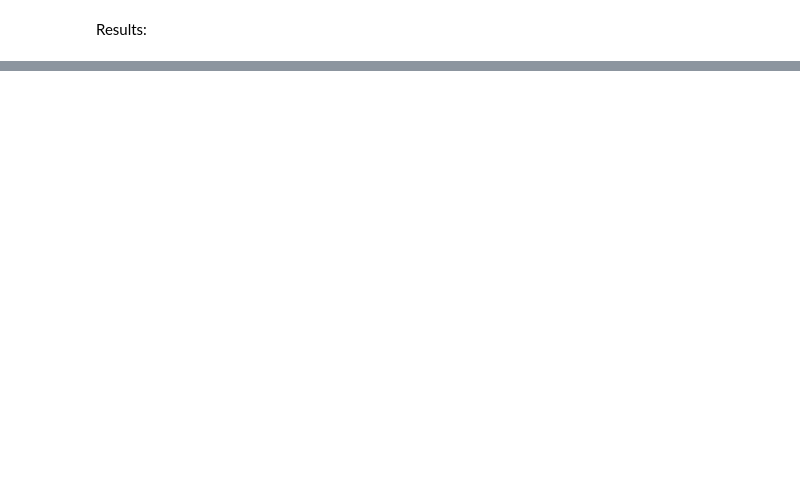
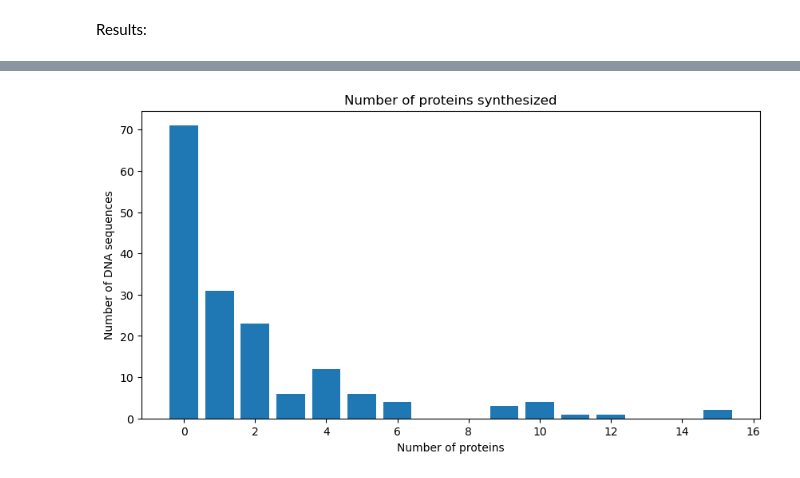
Before and after one commit to GiuliaGhisolfi/ProteinSynthesis, a Jupyter notebook: test.ipynb, the cells around one changed output, grey strips where cells are left out. Cells and saved outputs as stored; diff of their text form; code cells hidden in the pictures; blank space fills up the shorter version.

```diff
--- a/test.ipynb
+++ b/test.ipynb
@@ -101,0 +91,12 @@ TypeError: 'NoneType' object is not iterable
+# %%
+import matplotlib.pyplot as plt
+
+plt.figure(figsize=(10, 5))
+plt.bar(results_df['number_of_proteins_synthesized'].value_counts().index,
+        results_df['number_of_proteins_synthesized'].value_counts().values)
+plt.title('Number of proteins synthesized')
+plt.xlabel('Number of proteins')
+plt.ylabel('Number of DNA sequences')
+plt.show()
+# %% [output]
+[figure, added]
```
Also changed, not shown: parts of 8 cells of this notebook, 4 other files.
